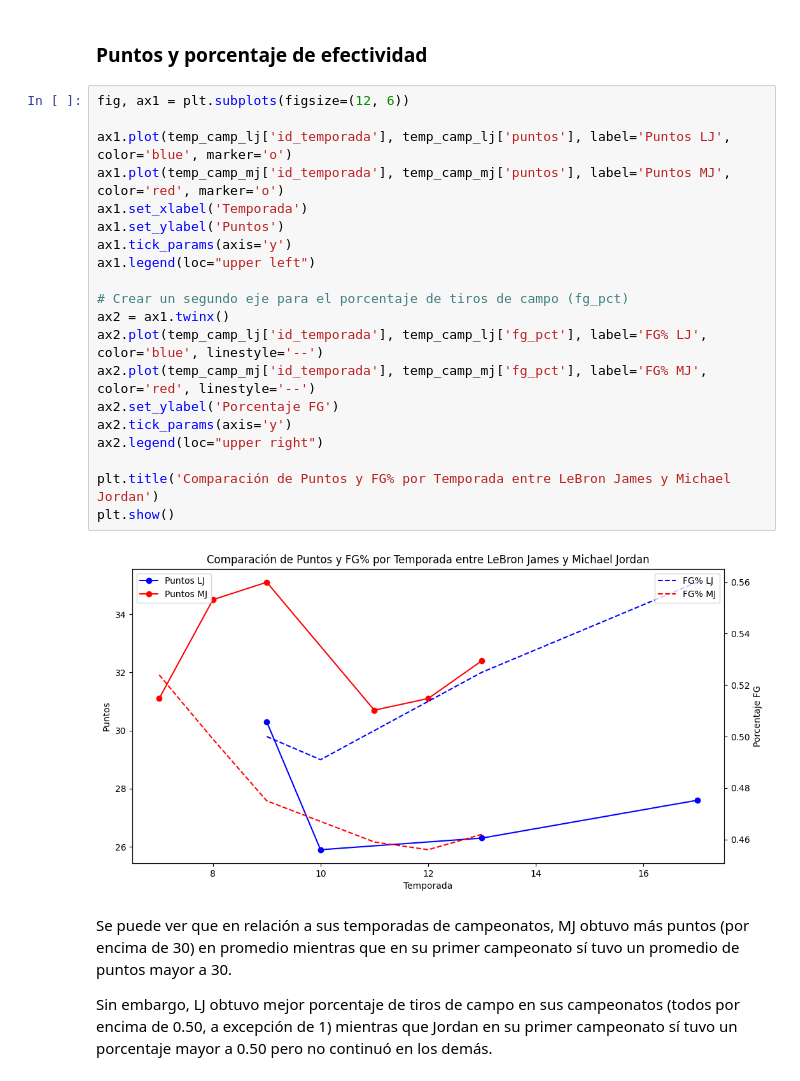
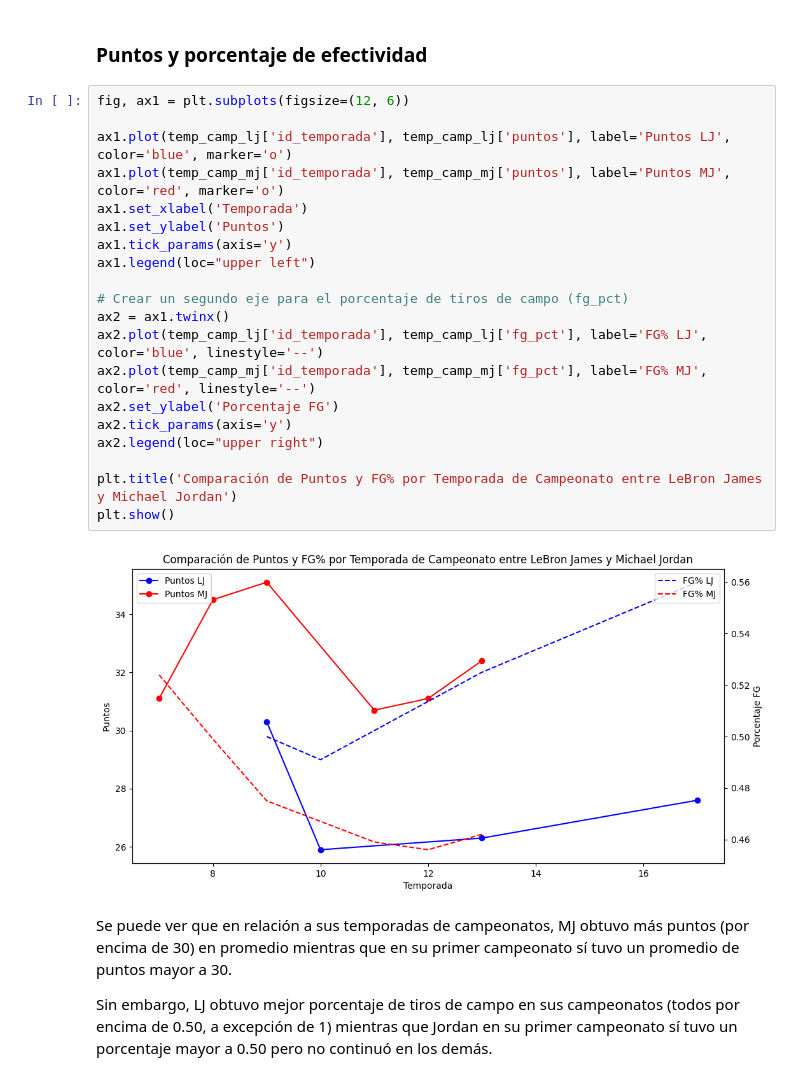
Before and after one commit to ngcarvajall/Proyecto5-GOAT_MJ_LJ, a Jupyter notebook: Notebooks/Loading.ipynb, the cells around one changed output. Saved outputs shown, nothing was run; the diff lists cells and outputs as text.

```diff
--- a/Notebooks/Loading.ipynb
+++ b/Notebooks/Loading.ipynb
@@ -817,25 +832,25 @@ temp_playoffs_stats_lj
 # %%
 fig, ax1 = plt.subplots(figsize=(12, 6))
 
 ax1.plot(temp_camp_lj['id_temporada'], temp_camp_lj['puntos'], label='Puntos LJ', color='blue', marker='o')
 ax1.plot(temp_camp_mj['id_temporada'], temp_camp_mj['puntos'], label='Puntos MJ', color='red', marker='o')
 ax1.set_xlabel('Temporada')
 ax1.set_ylabel('Puntos')
 ax1.tick_params(axis='y')
 ax1.legend(loc="upper left")
 
 # Crear un segundo eje para el porcentaje de tiros de campo (fg_pct)
 ax2 = ax1.twinx()
 ax2.plot(temp_camp_lj['id_temporada'], temp_camp_lj['fg_pct'], label='FG% LJ', color='blue', linestyle='--')
 ax2.plot(temp_camp_mj['id_temporada'], temp_camp_mj['fg_pct'], label='FG% MJ', color='red', linestyle='--')
 ax2.set_ylabel('Porcentaje FG')
 ax2.tick_params(axis='y')
 ax2.legend(loc="upper right")
 
-plt.title('Comparación de Puntos y FG% por Temporada entre LeBron James y Michael Jordan')
+plt.title('Comparación de Puntos y FG% por Temporada de Campeonato entre LeBron James y Michael Jordan')
 plt.show()
 # %% [output]
-[figure, old version]
+[figure, new version]
 # %% [markdown]
 Se puede ver que en relación a sus temporadas de campeonatos, MJ obtuvo más puntos (por encima de 30) en promedio mientras que en su primer campeonato sí tuvo un promedio de puntos mayor a 30.
 
```
Also changed, not shown: parts of 19 cells of this notebook, 1 other file.
